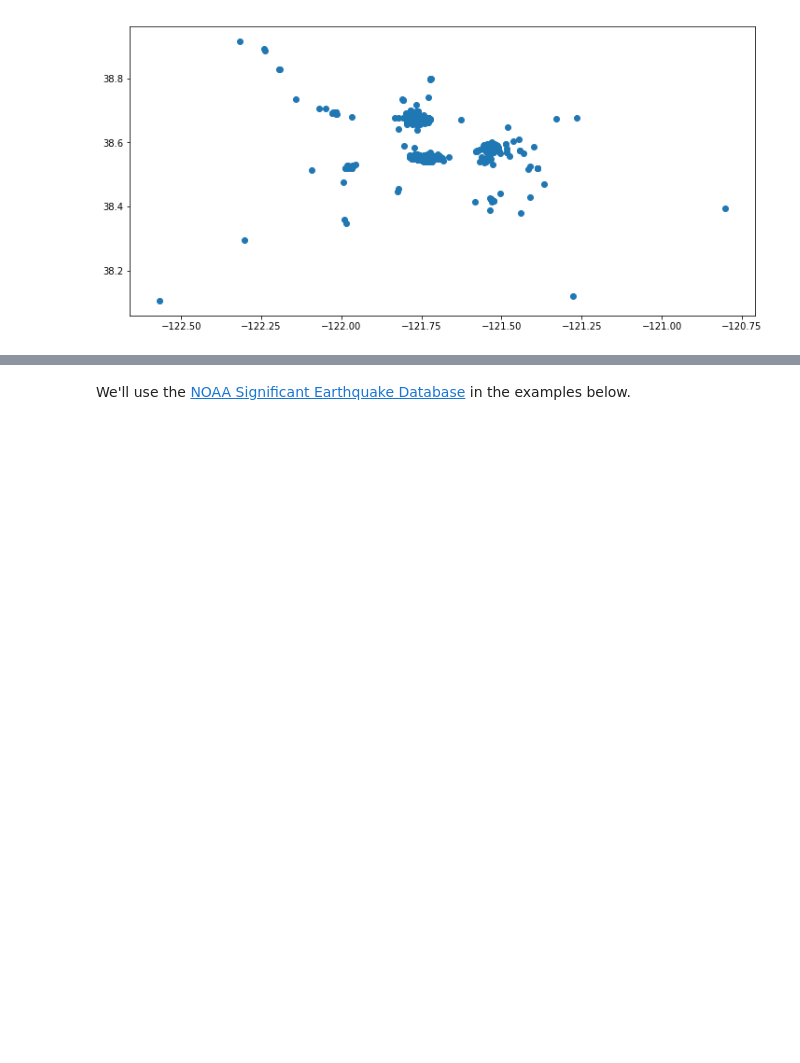
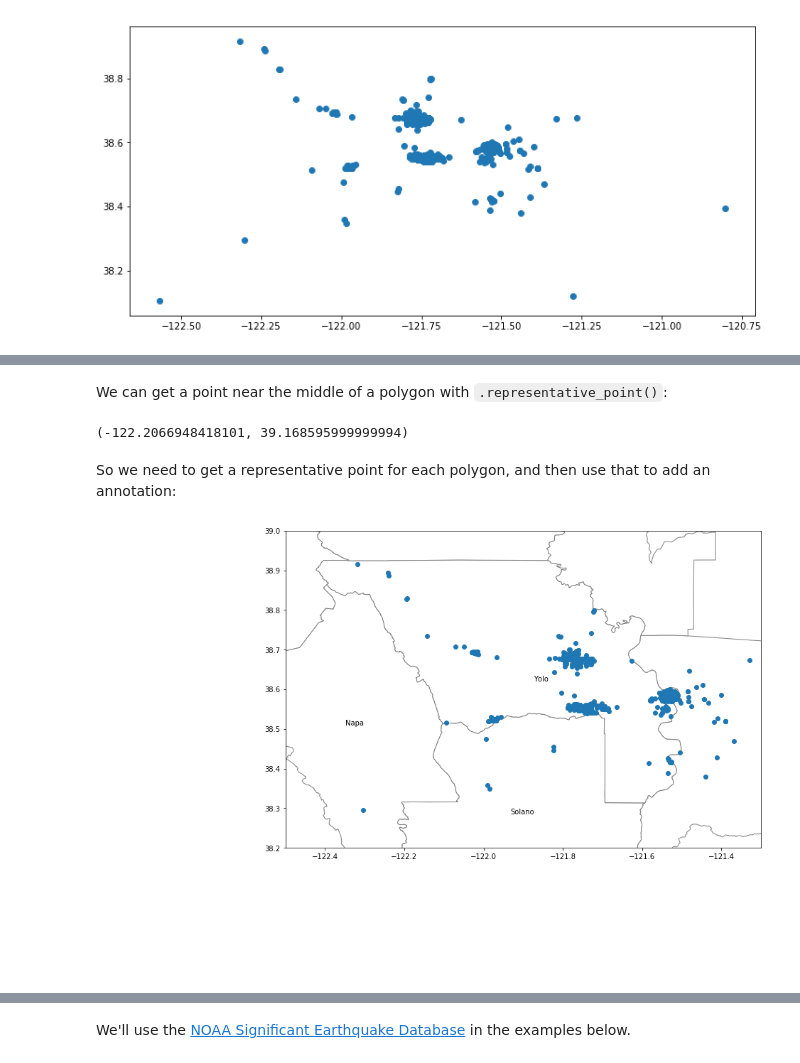
Before and after one commit to nick-ulle/teaching-notes, a Jupyter notebook: sta141b/2018/making_maps.ipynb, the cells around one changed output, grey strips where cells are left out. Drawn from its saved outputs; the diff is of its cells as text; code cells hidden in the pictures; blank space fills up the shorter version.

```diff
--- a/sta141b/2018/making_maps.ipynb
+++ b/sta141b/2018/making_maps.ipynb
@@ -155,0 +210,29 @@ The basemap package provides GIS functions for matplotlib.
+# %% [markdown]
+We can get a point near the middle of a polygon with `.representative_point()`:
+# %%
+yolo.geometry.iloc[0].representative_point().coords[0]
+# %% [output]
+(-122.2066948418101, 39.168595999999994)
+# %% [markdown]
+So we need to get a representative point for each polygon, and then use that to add an annotation:
+# %%
+# Make the plot.
+ax = yolo.plot(color = "white", edgecolor = "gray")
+food.plot(ax = ax)
+
+# Set x and y limits to adjust the "zoom".
+ax.set_xlim([-122.5, -121.3])
+ax.set_ylim([38.2, 39])
+
+# Given a row, this function gets a point and plots the county name at that point.
+def add_label(row):
+    coords = row.geometry.representative_point().coords[0]
+    ax.annotate(row.NAME, xy = coords, horizontalalignment = "center")
+
+# Call add_label() on each row.
+yolo.apply(add_label, axis = 1)
+
+# Don't print out the result from the .apply().
+plt.show()
+# %% [output]
+[figure, added]
```
Also changed, not shown: parts of 96 cells of this notebook.
